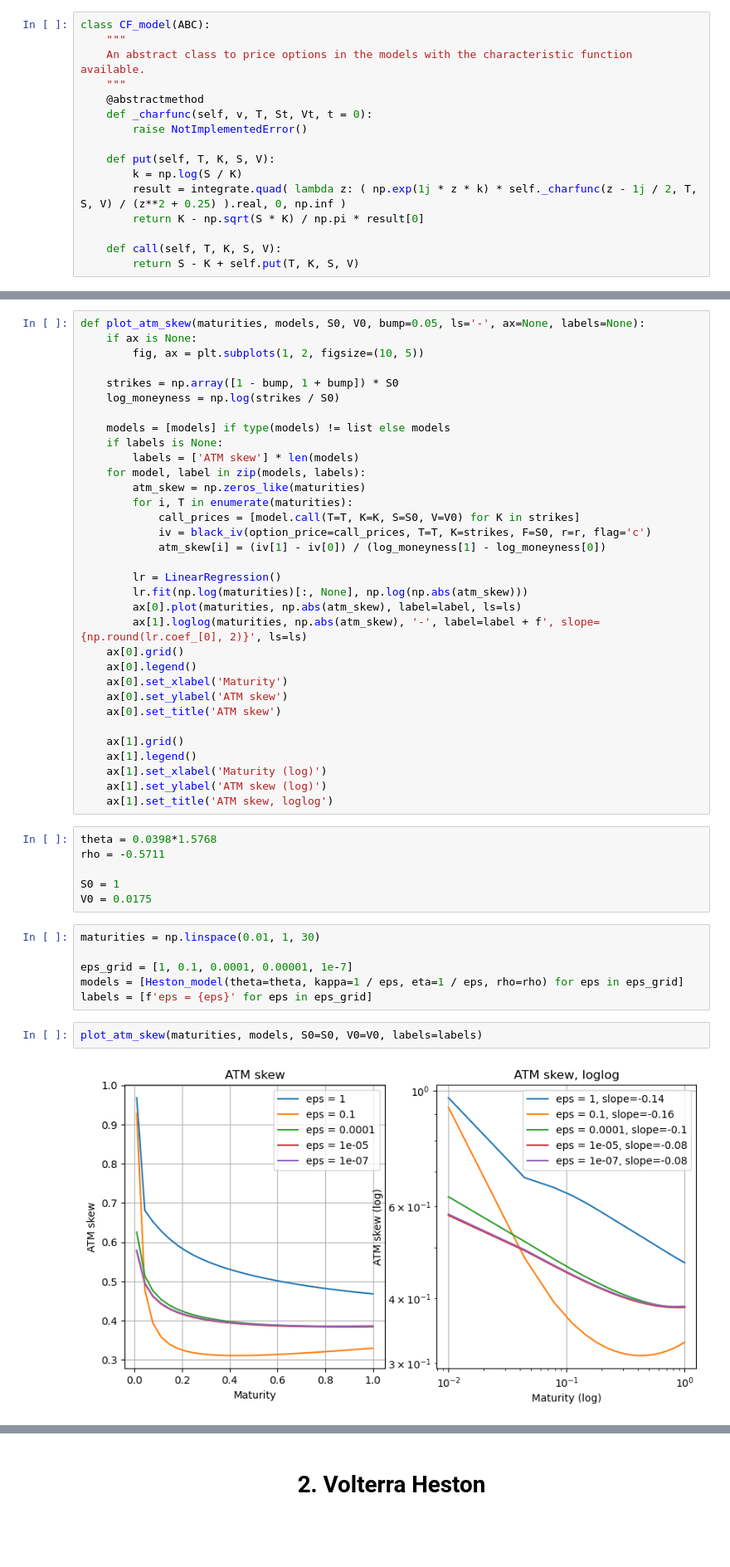
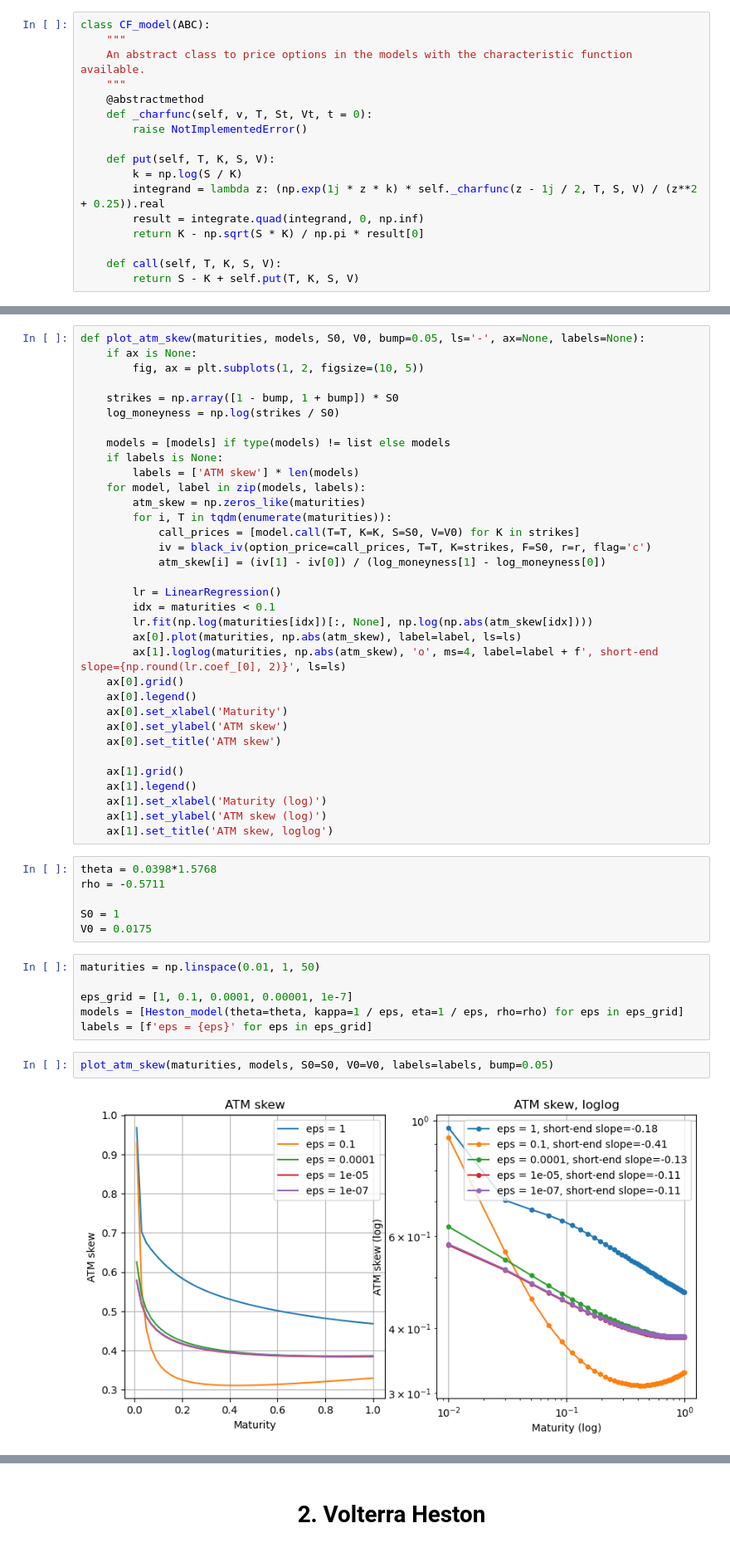
Before and after one commit to MrG1raffe/VolterraProcesses, a Jupyter notebook: Group1_Challenge2.ipynb, the cells around one changed output, grey strips where cells are left out. Shown at 83% size. Saved outputs shown, nothing was run; the diff lists cells and outputs as text.

```diff
--- a/Group1_Challenge2.ipynb
+++ b/Group1_Challenge2.ipynb
@@ -93,7 +93,8 @@ class CF_model(ABC):
 
     def put(self, T, K, S, V):
         k = np.log(S / K)
-        result = integrate.quad( lambda z: ( np.exp(1j * z * k) * self._charfunc(z - 1j / 2, T, S, V) / (z**2 + 0.25) ).real, 0, np.inf )
+        integrand = lambda z: (np.exp(1j * z * k) * self._charfunc(z - 1j / 2, T, S, V) / (z**2 + 0.25)).real
+        result = integrate.quad(integrand, 0, np.inf)
         return K - np.sqrt(S * K) / np.pi * result[0]
 
     def call(self, T, K, S, V):
@@ -277,15 +285,16 @@ def plot_atm_skew(maturities, models, S0, V0, bump=0.05, ls='-', ax=None, labels
         labels = ['ATM skew'] * len(models)
     for model, label in zip(models, labels):
         atm_skew = np.zeros_like(maturities)
-        for i, T in enumerate(maturities):
+        for i, T in tqdm(enumerate(maturities)):
             call_prices = [model.call(T=T, K=K, S=S0, V=V0) for K in strikes]
             iv = black_iv(option_price=call_prices, T=T, K=strikes, F=S0, r=r, flag='c')
             atm_skew[i] = (iv[1] - iv[0]) / (log_moneyness[1] - log_moneyness[0])
 
         lr = LinearRegression()
-        lr.fit(np.log(maturities)[:, None], np.log(np.abs(atm_skew)))
+        idx = maturities < 0.1
+        lr.fit(np.log(maturities[idx])[:, None], np.log(np.abs(atm_skew[idx])))
         ax[0].plot(maturities, np.abs(atm_skew), label=label, ls=ls)
-        ax[1].loglog(maturities, np.abs(atm_skew), '-', label=label + f', slope={np.round(lr.coef_[0], 2)}', ls=ls)
+        ax[1].loglog(maturities, np.abs(atm_skew), 'o', ms=4, label=label + f', short-end slope={np.round(lr.coef_[0], 2)}', ls=ls)
     ax[0].grid()
     ax[0].legend()
     ax[0].set_xlabel('Maturity')
@@ -304,12 +313,12 @@ rho = -0.5711
 S0 = 1
 V0 = 0.0175
 # %%
-maturities = np.linspace(0.01, 1, 30)
+maturities = np.linspace(0.01, 1, 50)
 
 eps_grid = [1, 0.1, 0.0001, 0.00001, 1e-7]
 models = [Heston_model(theta=theta, kappa=1 / eps, eta=1 / eps, rho=rho) for eps in eps_grid]
 labels = [f'eps = {eps}' for eps in eps_grid]
 # %%
-plot_atm_skew(maturities, models, S0=S0, V0=V0, labels=labels)
+plot_atm_skew(maturities, models, S0=S0, V0=V0, labels=labels, bump=0.05)
 # %% [output]
-[figure, old version]
+[figure, new version]
```
Also changed, not shown: parts of 18 cells of this notebook.
